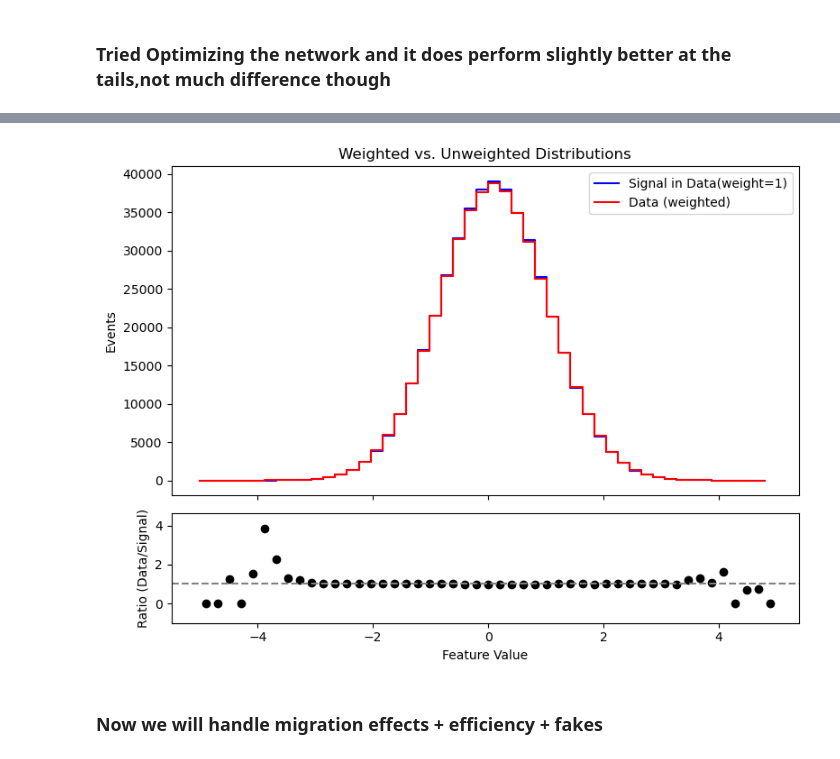
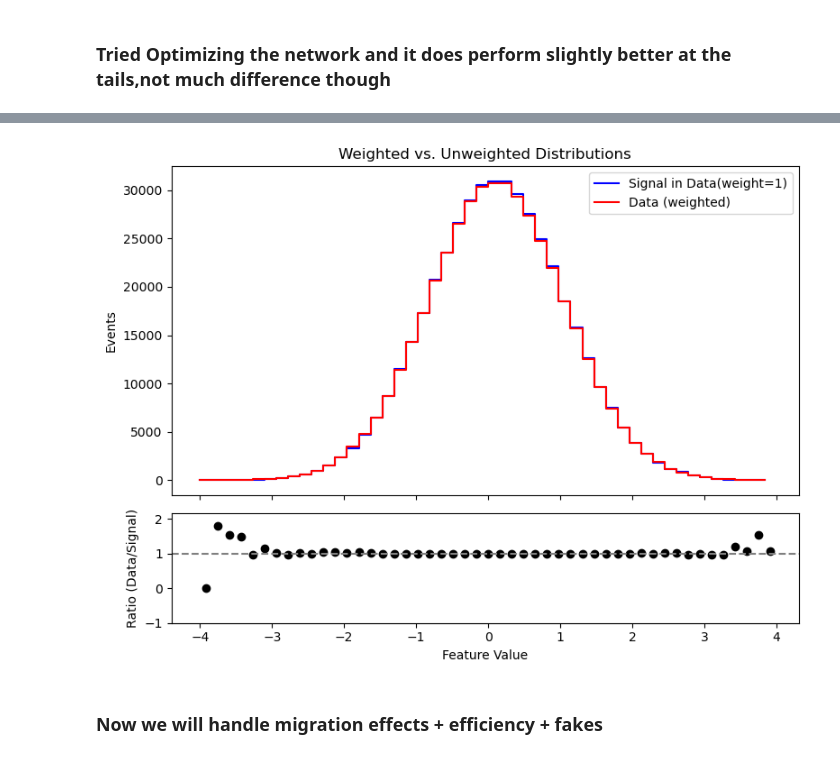
Before and after one commit to yashmehra028/OmniFold, a Jupyter notebook: MyExample.ipynb, the cells around one changed output, grey strips where cells are left out. Drawn from its saved outputs; the diff is of its cells as text; code cells hidden in the pictures.

```diff
--- a/MyExample.ipynb
+++ b/MyExample.ipynb
@@ -273,7 +271,8 @@ reduce_lr = ReduceLROnPlateau(monitor='val_loss', factor=0.5, patience=5, min_lr
 # Compile model
 model2.compile(loss='binary_crossentropy',
               optimizer=optimizer,
-              metrics=['accuracy'])
+              metrics=['accuracy'],
+              weighted_metrics=[])
 
 # Train model
 model2.fit(X_train_1,
@@ -311,39 +310,39 @@ w_data = f/(1-f)
 # %%
 # Define binning
-bins = np.linspace(-5, 5, 50)
+bins = np.linspace(-4, 4, 50)
 
 # Ensure weights have the correct shape
 w_data = w_data.flatten()  # Convert (100053, 1) to (100053,)
 
 # Compute histograms
 hist_signal, bin_edges = np.histogram(signal_data_only, bins=bins, weights=np.ones_like(signal_data_only))
 hist_data, _ = np.histogram(data_full, bins=bins, weights=w_data)
 
 # Create figure with two subplots
 fig, ax = plt.subplots(2, 1, gridspec_kw={'height_ratios': [3, 1]}, sharex=True, figsize=(8, 6))
 
 # Plot step histograms
 ax[0].step(bin_edges[:-1], hist_signal, where="mid", label='Signal in Data(weight=1)', color='blue', linewidth=1.5)
 ax[0].step(bin_edges[:-1], hist_data, where="mid", label='Data (weighted)', color='red', linewidth=1.5)
 
 ax[0].legend()
 ax[0].set_ylabel("Events")
 ax[0].set_title("Weighted vs. Unweighted Distributions")
 
 # Compute ratio (handling division by zero)
 ratio = np.divide(hist_data, hist_signal, out=np.zeros_like(hist_data, dtype=float), where=hist_signal > 0)
 bin_centers = (bin_edges[:-1] + bin_edges[1:]) / 2  # Compute bin centers
 
 # Plot ratio
 ax[1].plot(bin_centers, ratio, marker='o', linestyle='none', color='black')
 ax[1].axhline(1, linestyle='dashed', color='gray')  # Reference line at y=1
 ax[1].set_ylabel("Ratio (Data/Signal)")
 ax[1].set_xlabel("Feature Value")
 ax[1].set_ylim(-1, max(1.2, np.nanmax(ratio) * 1.2))  # Adjust y-limit for better visibility
 
 # Show plot
 plt.tight_layout()
 # %% [output]
-[figure, old version]
+[figure, new version]
 # %% [markdown]
 ### Now we will handle migration effects + efficiency + fakes
```
Also changed, not shown: parts of 6 cells of this notebook.
